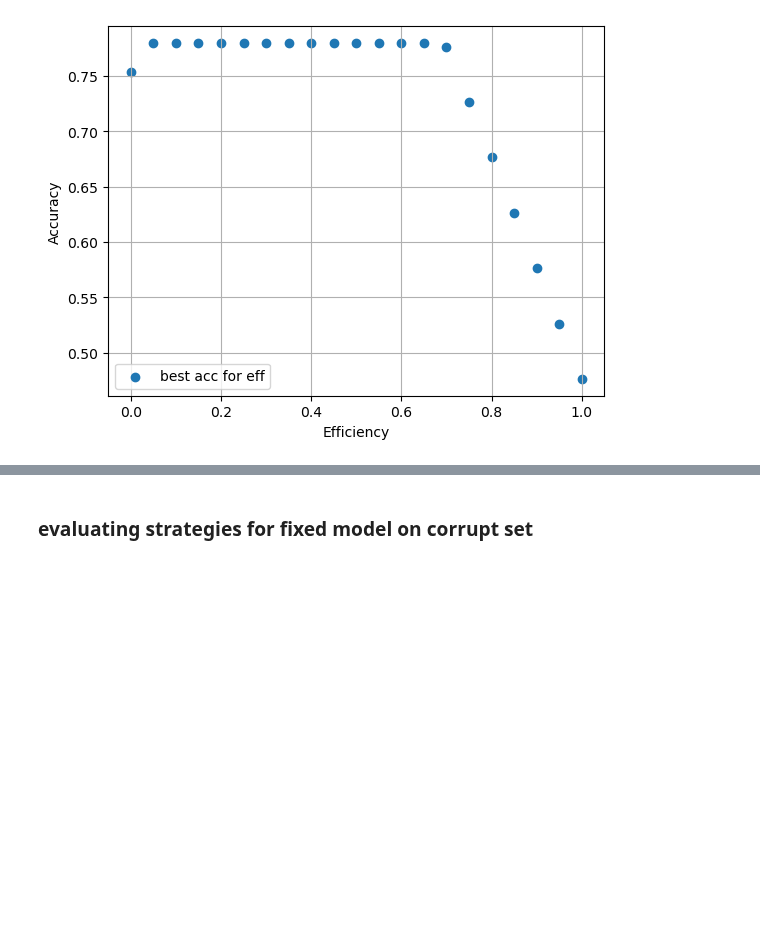
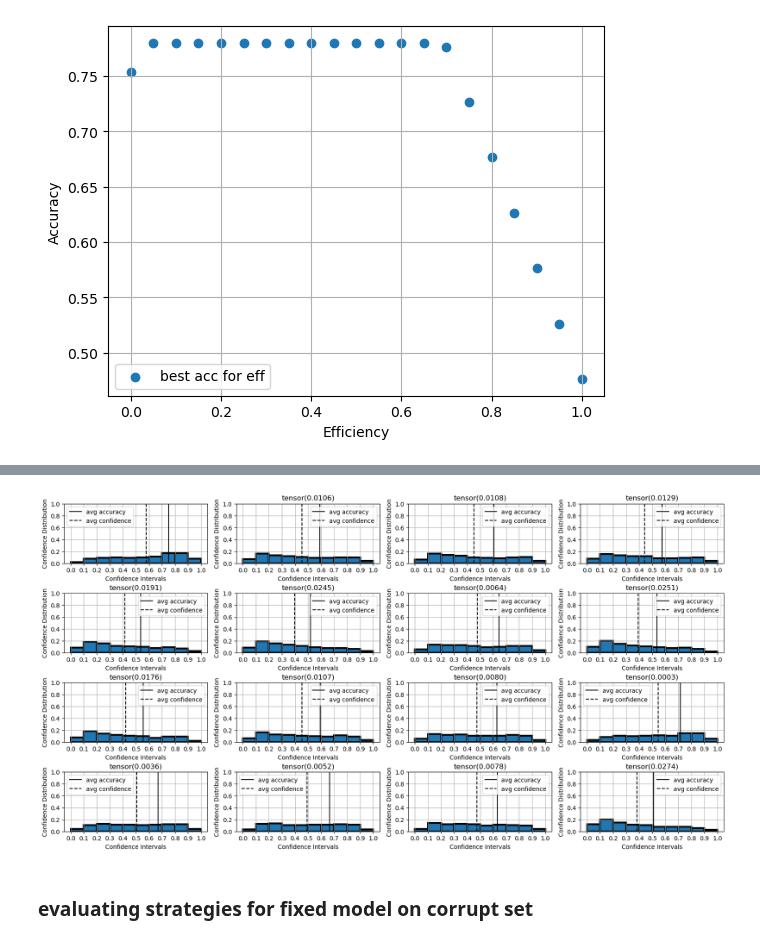
Before and after one commit to Geffen-Cooper/continual_learning_playground, a Jupyter notebook: src/test_time_kd/test_corruptions.ipynb, the cells around one changed output, grey strips where cells are left out. Drawn from its saved outputs; the diff is of its cells as text; code cells hidden in the pictures; blank space fills up the shorter version.

```diff
--- a/src/test_time_kd/test_corruptions.ipynb
+++ b/src/test_time_kd/test_corruptions.ipynb
@@ -1237,3 +1495,55 @@ for i, txt in enumerate(effs2):
+# %%
+n_bins = 10
+bin_boundaries = torch.linspace(0, 1, n_bins + 1)
+bin_lowers = bin_boundaries[:-1]
+bin_uppers = bin_boundaries[1:]
+n = 50000
+m = 2
+rand_idx = torch.randperm(50000)[0:2000]
+fig,ax = plt.subplots(4,4,figsize=(20,10))
+clean_hist = None
+fig.subplots_adjust(hspace=0.5)
+for i in range(4):
+    for j in range(4):
+        if i*4+j == 0:
+            accs,confs_hist,avg_confs,total_acc,total_avg_conf = get_corr(clean_confidences[rand_idx],clean_results[rand_idx])
+            bar_ticks = np.arange(0,1+1*bin_uppers[0],1/n_bins)
+            bar_ticks = [str(round(bar,2)) for bar in bar_ticks]
+            bar_xpos = np.arange(0,n_bins+1)
+            bar_xtickpos = [bar_xpos[i]-0.5 for i in range(len(bar_xpos))]
+            ax[i,j].grid()
+            ax[i,j].bar(bar_xpos[:-1],confs_hist,width=1,edgecolor = "black",linewidth=3)
+            ax[i,j].set_xticks(bar_xtickpos, bar_ticks)
+            ax[i,j].axvline(x = total_acc*n_bins-0.5, color = 'k', label = 'avg accuracy')
+            ax[i,j].axvline(x = total_avg_conf*n_bins-0.5, color = 'k', label = 'avg confidence',linestyle="--")
+            ax[i,j].legend()
+            ax[i,j].set_xlabel("Confidence Intervals")
+            ax[i,j].set_ylabel("Confidence Distribution")
+            ax[i,j].set_ylim([0,1])
+            # from torch.distributions import Categorical
+            # ax[i,j].set_title(str(Categorical(probs = torch.tensor(confs_hist)).entropy()))
+            clean_hist = confs_hist
+        else:
+            c = i*4+j-1
+            accs,confs_hist,avg_confs,total_acc,total_avg_conf = get_corr(corr_confidences[n*c:n*c+n][rand_idx],corr_results[n*c:n*c+n][rand_idx])
+            bar_ticks = np.arange(0,1+1*bin_uppers[0],1/n_bins)
+            bar_ticks = [str(round(bar,2)) for bar in bar_ticks]
+            bar_xpos = np.arange(0,n_bins+1)
+            bar_xtickpos = [bar_xpos[i]-0.5 for i in range(len(bar_xpos))]
+            ax[i,j].grid()
+            ax[i,j].bar(bar_xpos[:-1],confs_hist,width=1,edgecolor = "black",linewidth=3)
+            ax[i,j].set_xticks(bar_xtickpos, bar_ticks)
+            ax[i,j].axvline(x = total_acc*n_bins-0.5, color = 'k', label = 'avg accuracy')
+            ax[i,j].axvline(x = total_avg_conf*n_bins-0.5, color = 'k', label = 'avg confidence',linestyle="--")
+            ax[i,j].legend()
+            ax[i,j].set_xlabel("Confidence Intervals")
+            ax[i,j].set_ylabel("Confidence Distribution")
+            ax[i,j].set_ylim([0,1])
+            # from torch.distributions import Categorical
+            ax[i,j].set_title(str(F.kl_div(torch.log(torch.tensor(confs_hist)+0.001),torch.tensor(clean_hist))))
+        # ax[i,j].set_xlim([-2.5,47.5])
+# %% [output]
+[figure, added]
 # %% [markdown]
 ### evaluating strategies for fixed model on corrupt set
 # %%
```
Also changed, not shown: parts of 26 cells of this notebook, 9 other files.
